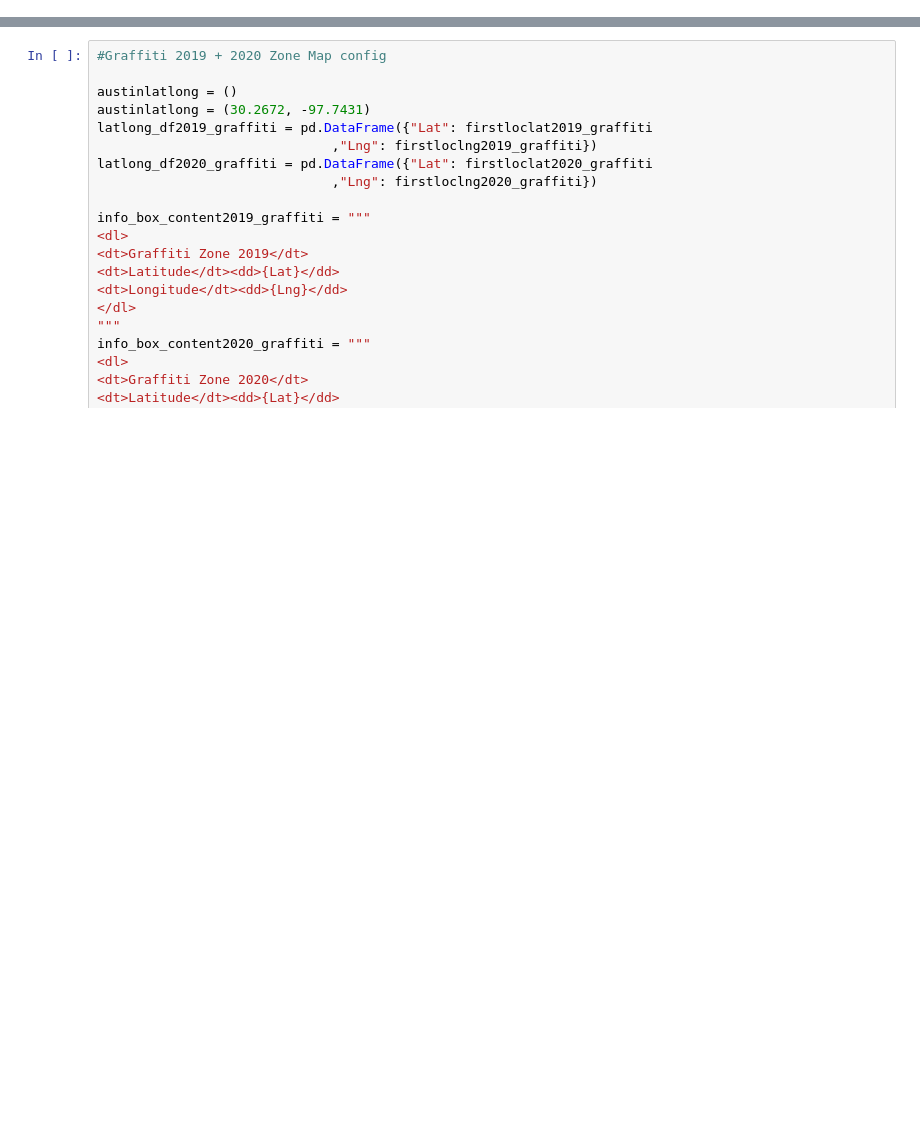
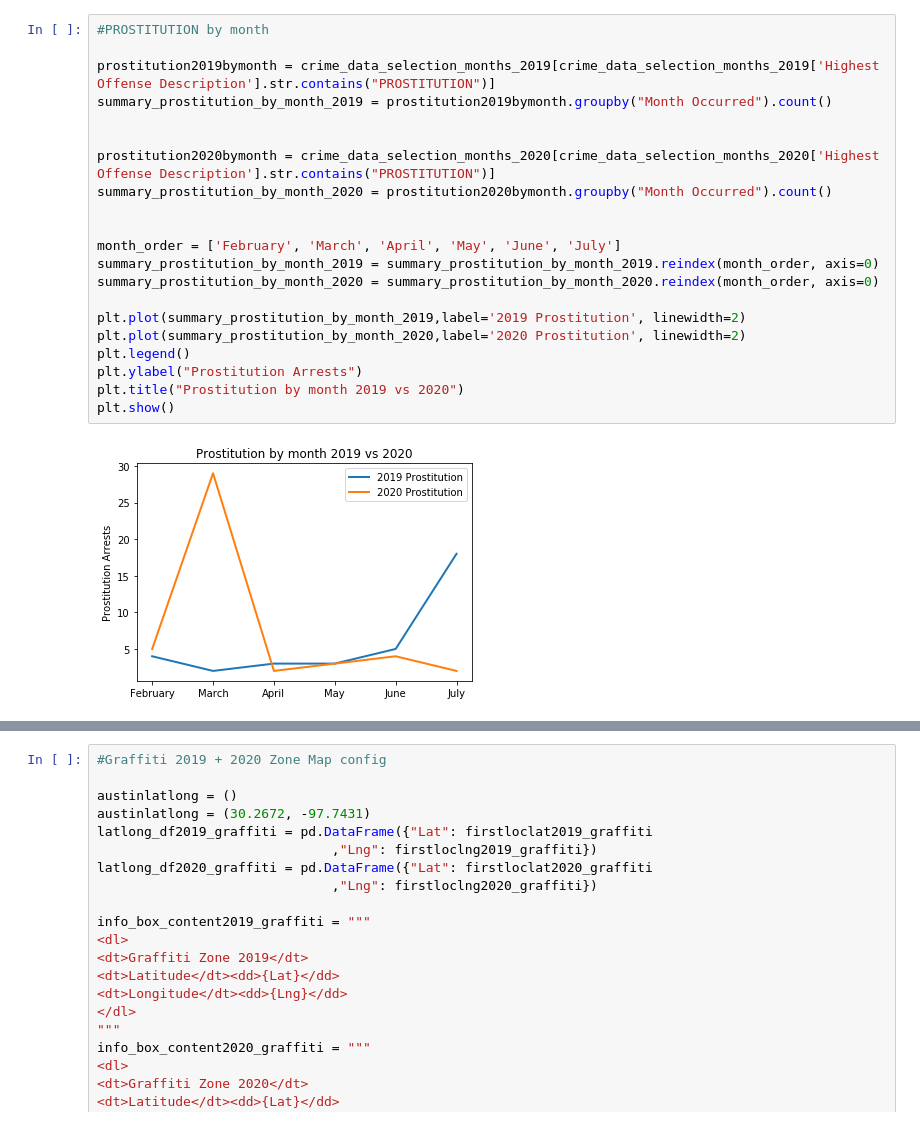
Before and after one commit to ibeth92/Crime_in_the_Time_of_COVID, a Jupyter notebook: rick.project1.ipynb, the cells around one changed output, grey strips where cells are left out. Saved outputs shown, nothing was run; the diff lists cells and outputs as text; blank space fills up the shorter version.

```diff
--- a/rick.project1.ipynb
+++ b/rick.project1.ipynb
@@ -110,0 +58,23 @@ murder 2020: 20
+# %%
+#PROSTITUTION by month
+
+prostitution2019bymonth = crime_data_selection_months_2019[crime_data_selection_months_2019['Highest Offense Description'].str.contains("PROSTITUTION")]
+summary_prostitution_by_month_2019 = prostitution2019bymonth.groupby("Month Occurred").count()
+
+
+prostitution2020bymonth = crime_data_selection_months_2020[crime_data_selection_months_2020['Highest Offense Description'].str.contains("PROSTITUTION")]
+summary_prostitution_by_month_2020 = prostitution2020bymonth.groupby("Month Occurred").count()
+
+
+month_order = ['February', 'March', 'April', 'May', 'June', 'July']
+summary_prostitution_by_month_2019 = summary_prostitution_by_month_2019.reindex(month_order, axis=0)
+summary_prostitution_by_month_2020 = summary_prostitution_by_month_2020.reindex(month_order, axis=0)
+
+plt.plot(summary_prostitution_by_month_2019,label='2019 Prostitution', linewidth=2)
+plt.plot(summary_prostitution_by_month_2020,label='2020 Prostitution', linewidth=2)
+plt.legend()
+plt.ylabel("Prostitution Arrests")
+plt.title("Prostitution by month 2019 vs 2020")
+plt.show()
+# %% [output]
+[figure, added]
```
Also changed, not shown: parts of 24 cells of this notebook, 1 other file.
